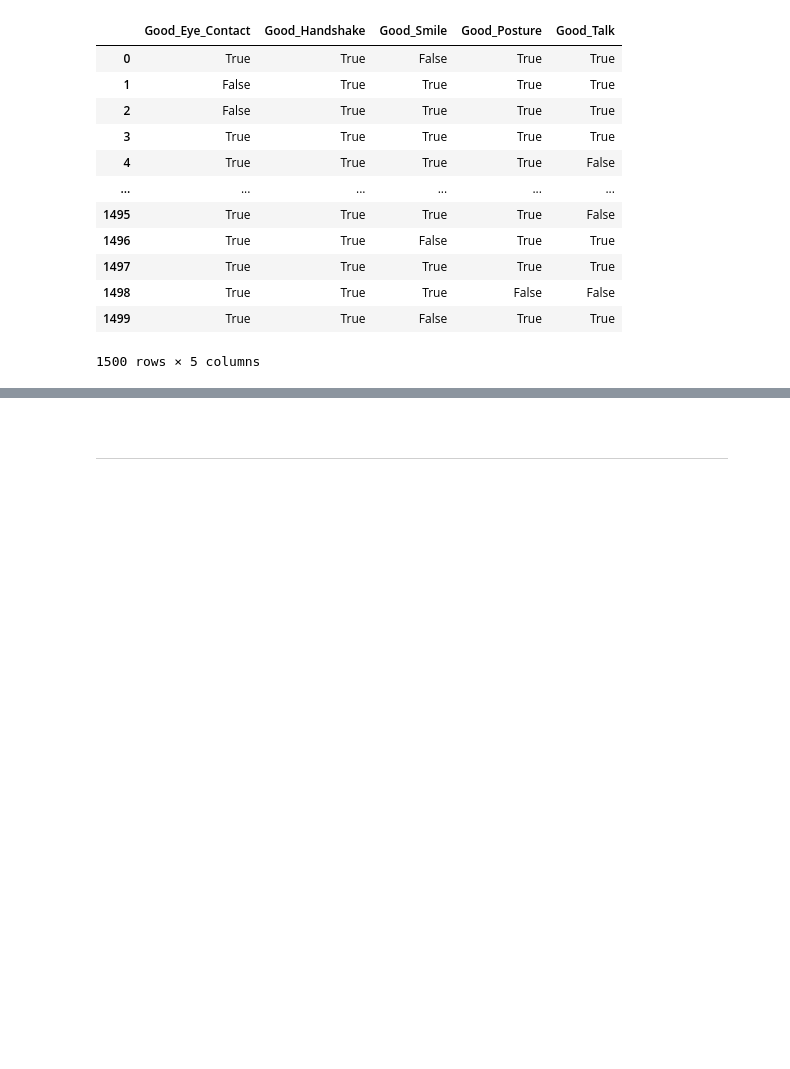
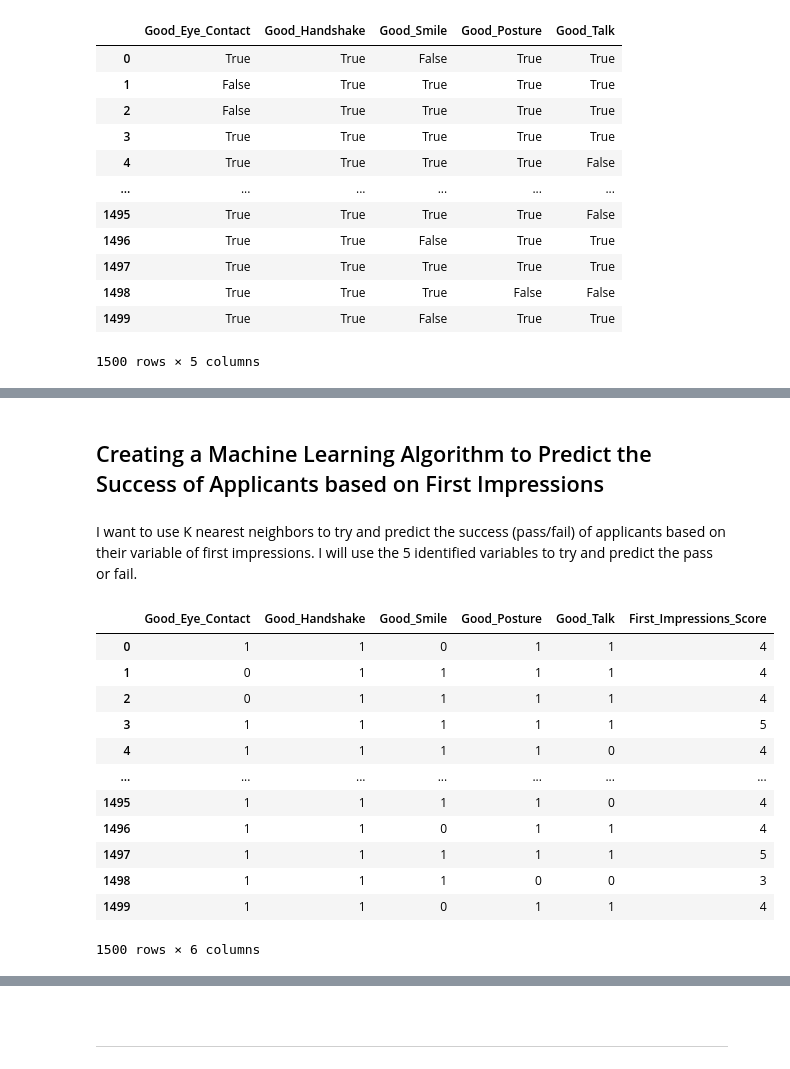
Before and after one commit to Deego88/Programming_for_Data_Analysis_Project_2020, a Jupyter notebook: Programming_for_Data_Analysis_Project_2020.ipynb, the cells around one changed output, grey strips where cells are left out. Cells and saved outputs as stored; diff of their text form; code cells hidden in the pictures; blank space fills up the shorter version.

```diff
--- a/Programming_for_Data_Analysis_Project_2020.ipynb
+++ b/Programming_for_Data_Analysis_Project_2020.ipynb
@@ -885,0 +925,21 @@ df_Names[["Names", "Good_Eye_Contact","Good_Handshake", "Good_Smile", "Good_Post
+# %% [markdown]
+## Creating a Machine Learning Algorithm to Predict the Success of Applicants based on First Impressions
+# %% [markdown]
+I want to use K nearest neighbors to try and predict the success (pass/fail) of applicants based on their variable of first impressions. I will use the 5 identified variables to try and predict the pass or fail.
+# %%
+# convert bools to integers
+df_First_Impressions.astype(int)
+# %% [output]
+|  | Good_Eye_Contact | Good_Handshake | Good_Smile | Good_Posture | Good_Talk | First_Impressions_Score |
+| 0 | 1 | 1 | 0 | 1 | 1 | 4 |
+| 1 | 0 | 1 | 1 | 1 | 1 | 4 |
+| 2 | 0 | 1 | 1 | 1 | 1 | 4 |
+| 3 | 1 | 1 | 1 | 1 | 1 | 5 |
+| 4 | 1 | 1 | 1 | 1 | 0 | 4 |
+| ... | ... | ... | ... | ... | ... | ... |
+| 1495 | 1 | 1 | 1 | 1 | 0 | 4 |
+| 1496 | 1 | 1 | 0 | 1 | 1 | 4 |
+| 1497 | 1 | 1 | 1 | 1 | 1 | 5 |
+| 1498 | 1 | 1 | 1 | 0 | 0 | 3 |
+| 1499 | 1 | 1 | 0 | 1 | 1 | 4 |
+1500 rows × 6 columns
```
Also changed, not shown: parts of 41 cells of this notebook.
